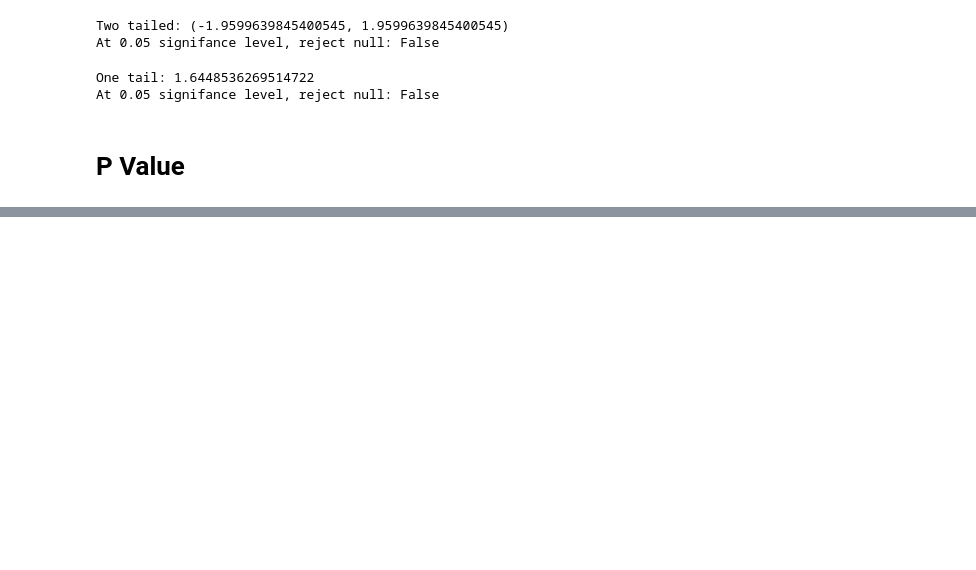
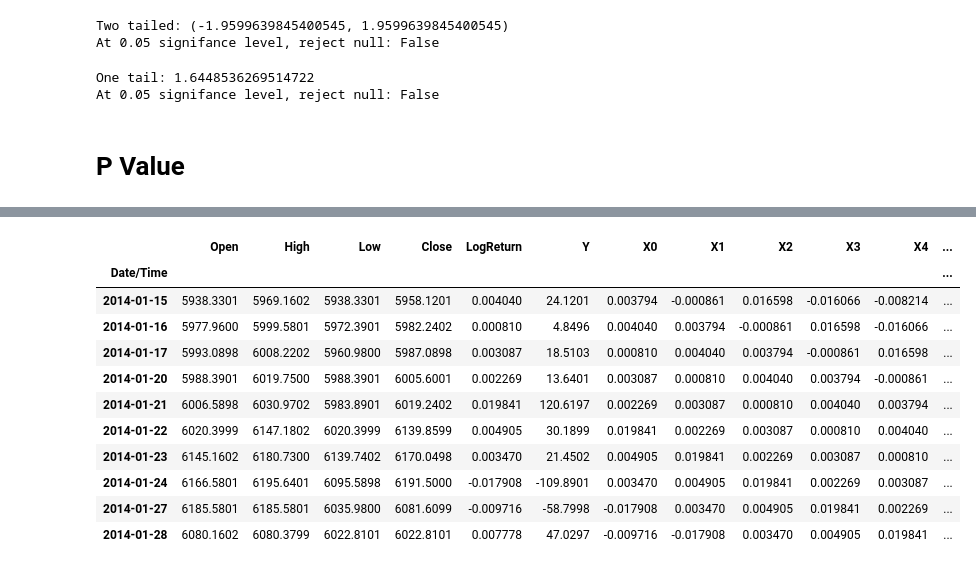
Before and after one commit to APEkram/psei_studies, a Jupyter notebook: psei.ipynb, the cells around one changed output, grey strips where cells are left out. Saved outputs shown, nothing was run; the diff lists cells and outputs as text; code cells hidden in the pictures; blank space fills up the shorter version.

```diff
--- a/psei.ipynb
+++ b/psei.ipynb
@@ -142,0 +173,16 @@ At 0.05 significance level, reject null: False
+# %%
+psei_2014.dropna(inplace=True)
+psei_2014.head(10)
+# %% [output]
+|  | Open | High | Low | Close | LogReturn | Y | X0 | X1 | X2 | X3 | X4 | ... |
+| Date/Time |  |  |  |  |  |  |  |  |  |  |  | ... |
+| 2014-01-15 | 5938.3301 | 5969.1602 | 5938.3301 | 5958.1201 | 0.004040 | 24.1201 | 0.003794 | -0.000861 | 0.016598 | -0.016066 | -0.008214 | ... |
+| 2014-01-16 | 5977.9600 | 5999.5801 | 5972.3901 | 5982.2402 | 0.000810 | 4.8496 | 0.004040 | 0.003794 | -0.000861 | 0.016598 | -0.016066 | ... |
+| 2014-01-17 | 5993.0898 | 6008.2202 | 5960.9800 | 5987.0898 | 0.003087 | 18.5103 | 0.000810 | 0.004040 | 0.003794 | -0.000861 | 0.016598 | ... |
+| 2014-01-20 | 5988.3901 | 6019.7500 | 5988.3901 | 6005.6001 | 0.002269 | 13.6401 | 0.003087 | 0.000810 | 0.004040 | 0.003794 | -0.000861 | ... |
+| 2014-01-21 | 6006.5898 | 6030.9702 | 5983.8901 | 6019.2402 | 0.019841 | 120.6197 | 0.002269 | 0.003087 | 0.000810 | 0.004040 | 0.003794 | ... |
+| 2014-01-22 | 6020.3999 | 6147.1802 | 6020.3999 | 6139.8599 | 0.004905 | 30.1899 | 0.019841 | 0.002269 | 0.003087 | 0.000810 | 0.004040 | ... |
+| 2014-01-23 | 6145.1602 | 6180.7300 | 6139.7402 | 6170.0498 | 0.003470 | 21.4502 | 0.004905 | 0.019841 | 0.002269 | 0.003087 | 0.000810 | ... |
+| 2014-01-24 | 6166.5801 | 6195.6401 | 6095.5898 | 6191.5000 | -0.017908 | -109.8901 | 0.003470 | 0.004905 | 0.019841 | 0.002269 | 0.003087 | ... |
+| 2014-01-27 | 6185.5801 | 6185.5801 | 6035.9800 | 6081.6099 | -0.009716 | -58.7998 | -0.017908 | 0.003470 | 0.004905 | 0.019841 | 0.002269 | ... |
+| 2014-01-28 | 6080.1602 | 6080.3799 | 6022.8101 | 6022.8101 | 0.007778 | 47.0297 | -0.009716 | -0.017908 | 0.003470 | 0.004905 | 0.019841 | ... |
```
Also changed, not shown: parts of 21 cells of this notebook.
